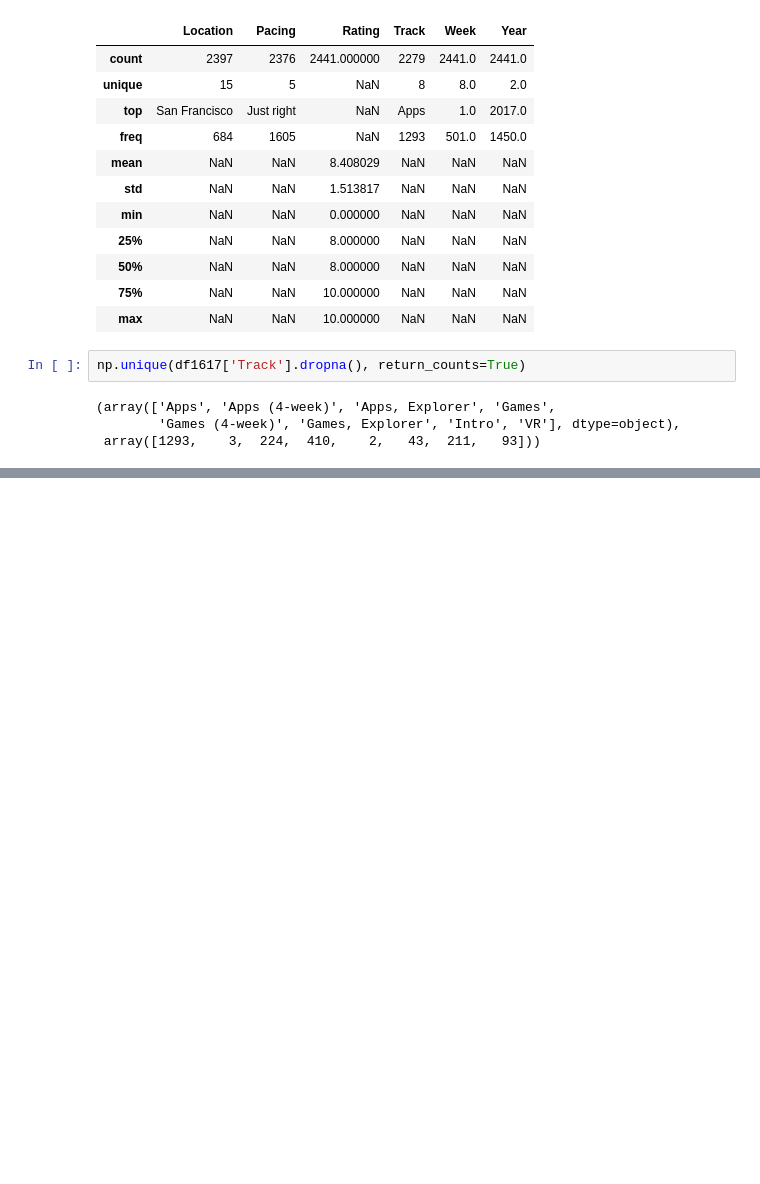
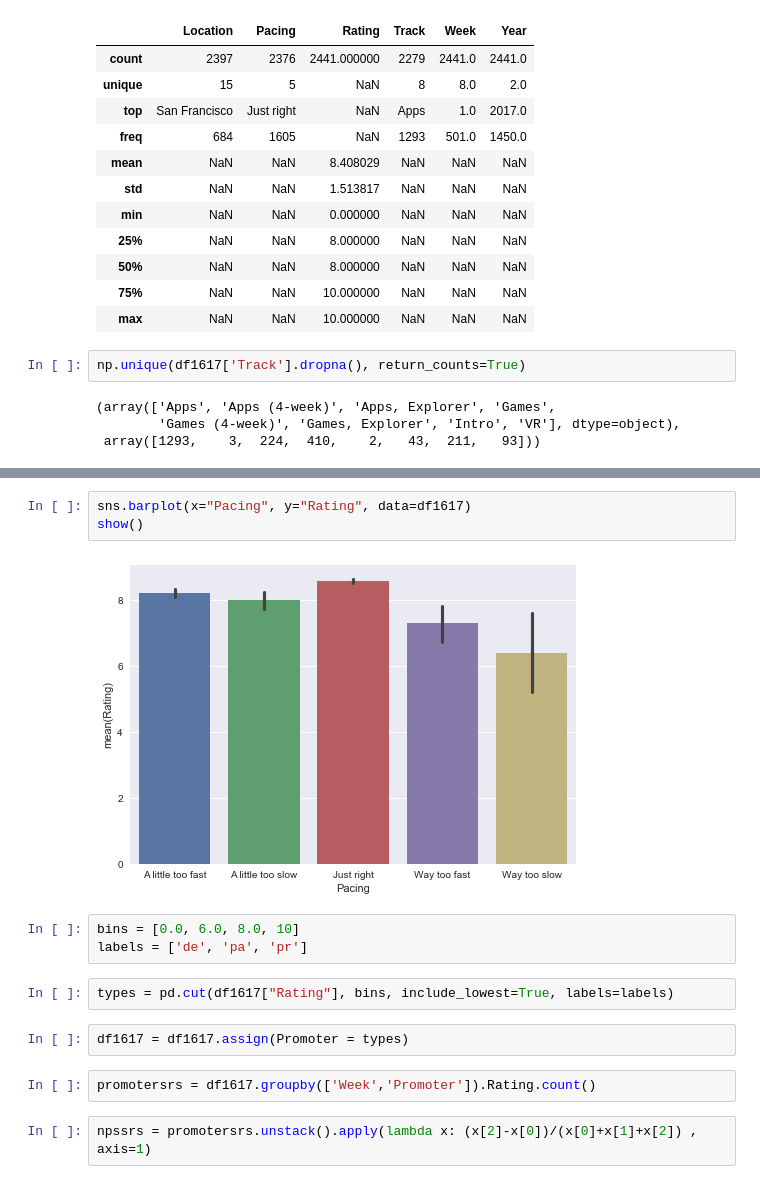
Before and after one commit to MakeFang/DSMakeNPS, a Jupyter notebook: DSNPS.ipynb, the cells around one changed output, grey strips where cells are left out. Drawn from its saved outputs; the diff is of its cells as text; blank space fills up the shorter version.

```diff
--- a/DSNPS.ipynb
+++ b/DSNPS.ipynb
@@ -265,0 +297,16 @@ np.unique(df1617['Track'].dropna(), return_counts=True)
+# %%
+sns.barplot(x="Pacing", y="Rating", data=df1617)
+show()
+# %% [output]
+[figure, added]
+# %%
+bins = [0.0, 6.0, 8.0, 10]
+labels = ['de', 'pa', 'pr']
+# %%
+types = pd.cut(df1617["Rating"], bins, include_lowest=True, labels=labels)
+# %%
+df1617 = df1617.assign(Promoter = types)
+# %%
+promotersrs = df1617.groupby(['Week','Promoter']).Rating.count()
+# %%
+npssrs = promotersrs.unstack().apply(lambda x: (x[2]-x[0])/(x[0]+x[1]+x[2]) , axis=1)
```
Also changed, not shown: parts of 24 cells of this notebook.
